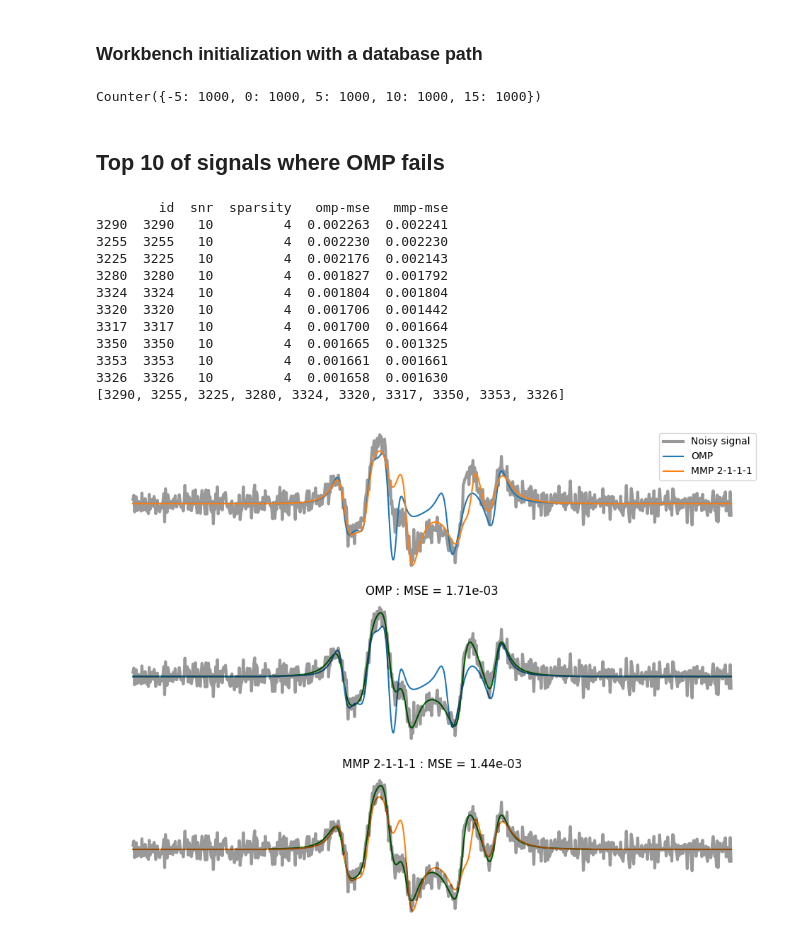
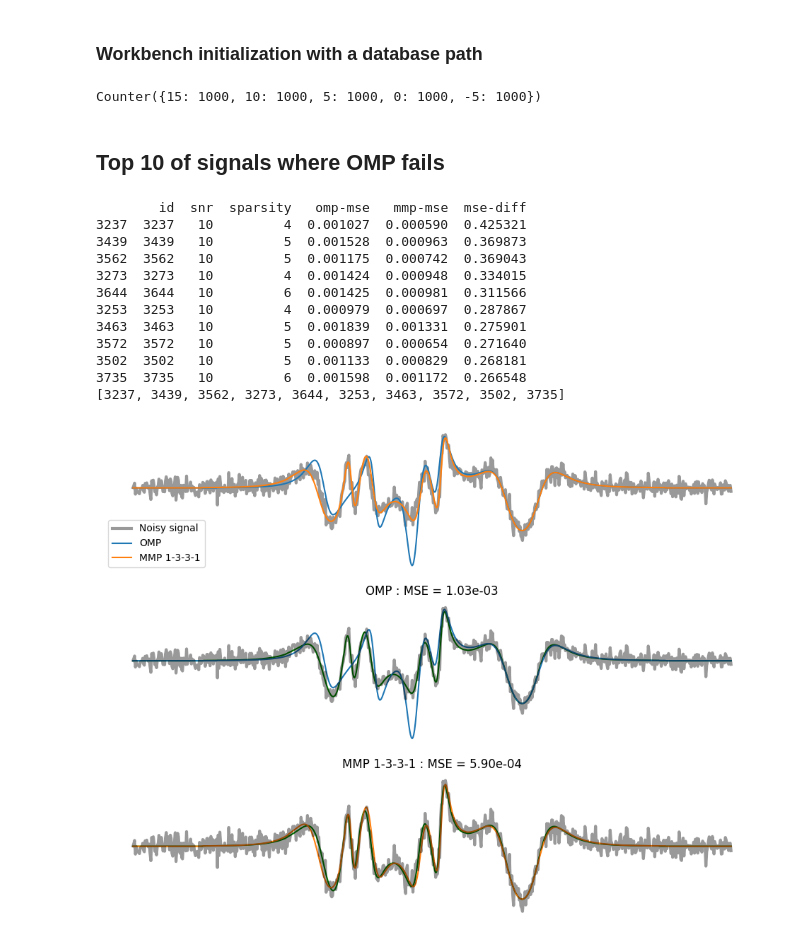
Before and after one commit to yanisgomes/csc, a Jupyter notebook: examples/mmpdf_sorting_metrics.ipynb, the cells around one changed output. Saved outputs shown, nothing was run; the diff lists cells and outputs as text; code cells hidden in the pictures.

```diff
--- a/examples/mmpdf_sorting_metrics.ipynb
+++ b/examples/mmpdf_sorting_metrics.ipynb
@@ -35,32 +35,32 @@ workbench = CSCWorkbench(path_to_signals_db)
 workbench.load_data()
 workbench.set_dictionary(dictionary)
 # %%
-metrics_at_step1 = workbench.sortByOMPMSE(path_to_mmpdf_db, ascending=False)
-print(Counter([snr for snr in metrics_at_step1['snr']]))
+sorted_metrics = workbench.sortByBestMSEDiff(path_to_mmpdf_db, ascending=False)
+print(Counter([snr for snr in sorted_metrics['snr']]))
 # %% [output]
-Counter({-5: 1000, 0: 1000, 5: 1000, 10: 1000, 15: 1000})
+Counter({15: 1000, 10: 1000, 5: 1000, 0: 1000, -5: 1000})
 # %% [markdown]
 ## Top 10 of signals where OMP fails
 # %%
-metrics_at_step1 = metrics_at_step1.loc[metrics_at_step1['sparsity'] == 4]
-metrics_at_step1 = metrics_at_step1.loc[metrics_at_step1['snr'] == 10]
-print(metrics_at_step1.head(10))
-ids = [id for id in metrics_at_step1.head(10)['id']]
+sorted_metrics = sorted_metrics.loc[sorted_metrics['sparsity'] >= 4]
+sorted_metrics = sorted_metrics.loc[sorted_metrics['snr'] == 10]
+print(sorted_metrics.head(10))
+ids = [id for id in sorted_metrics.head(10)['id']]
 print(ids)
 # %% [output]
-        id  snr  sparsity   omp-mse   mmp-mse
-3290  3290   10         4  0.002263  0.002241
-3255  3255   10         4  0.002230  0.002230
-3225  3225   10         4  0.002176  0.002143
-3280  3280   10         4  0.001827  0.001792
-3324  3324   10         4  0.001804  0.001804
-3320  3320   10         4  0.001706  0.001442
-3317  3317   10         4  0.001700  0.001664
-3350  3350   10         4  0.001665  0.001325
-3353  3353   10         4  0.001661  0.001661
-3326  3326   10         4  0.001658  0.001630
-[3290, 3255, 3225, 3280, 3324, 3320, 3317, 3350, 3353, 3326]
+        id  snr  sparsity   omp-mse   mmp-mse  mse-diff
+3237  3237   10         4  0.001027  0.000590  0.425321
+3439  3439   10         5  0.001528  0.000963  0.369873
+3562  3562   10         5  0.001175  0.000742  0.369043
+3273  3273   10         4  0.001424  0.000948  0.334015
+3644  3644   10         6  0.001425  0.000981  0.311566
+3253  3253   10         4  0.000979  0.000697  0.287867
+3463  3463   10         5  0.001839  0.001331  0.275901
+3572  3572   10         5  0.000897  0.000654  0.271640
+3502  3502   10         5  0.001133  0.000829  0.268181
+3735  3735   10         6  0.001598  0.001172  0.266548
+[3237, 3439, 3562, 3273, 3644, 3253, 3463, 3572, 3502, 3735]
 # %%
-workbench.plotMMPComparison(mmpdf_db_path=path_to_mmpdf_db, id=ids[5])
+workbench.plotMMPComparison(mmpdf_db_path=path_to_mmpdf_db, id=ids[0])
 # %% [output]
-[figure, old version]
+[figure, new version]
```
Also changed, not shown: parts of 3 cells of this notebook, 5 other files.
